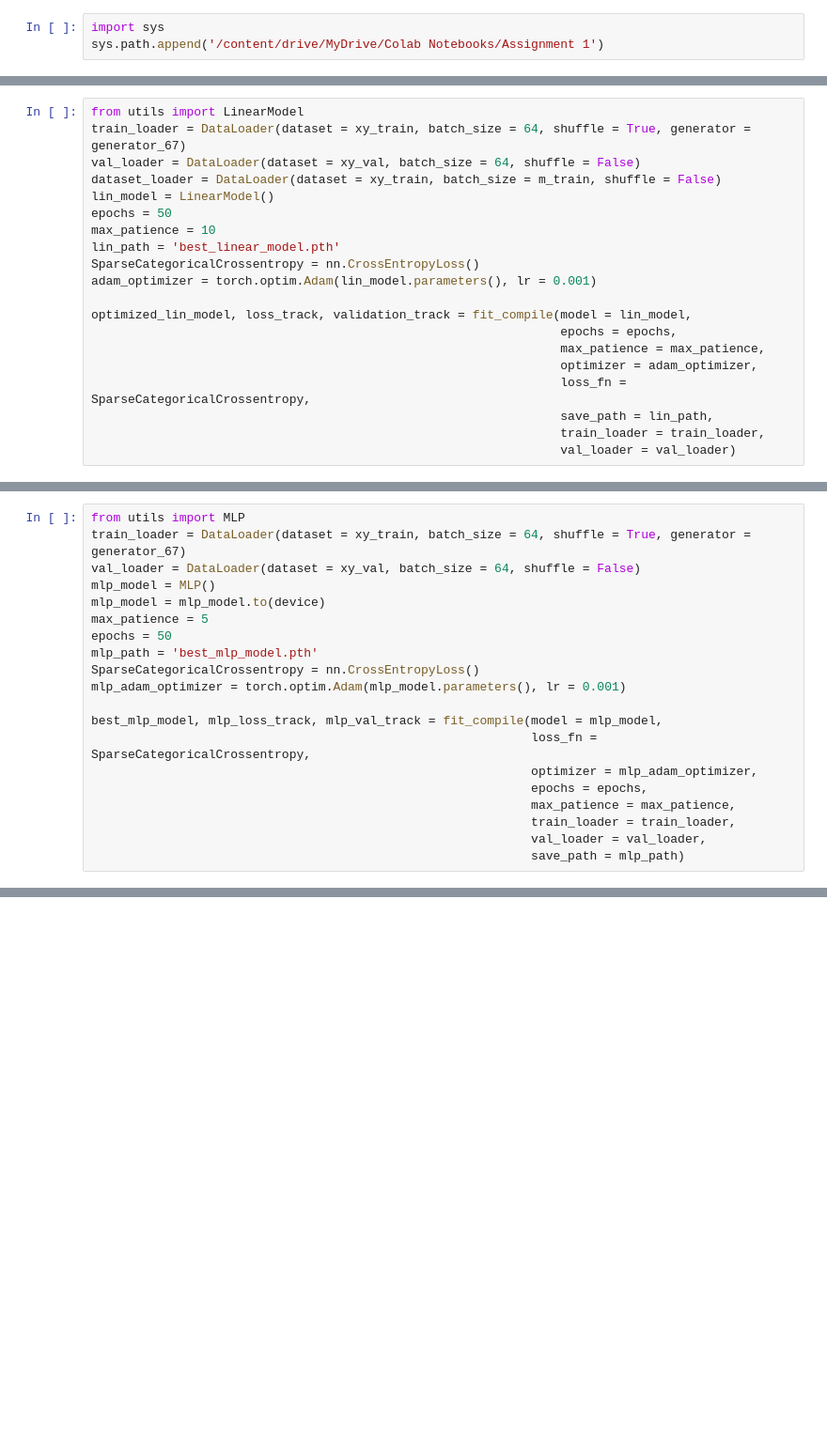
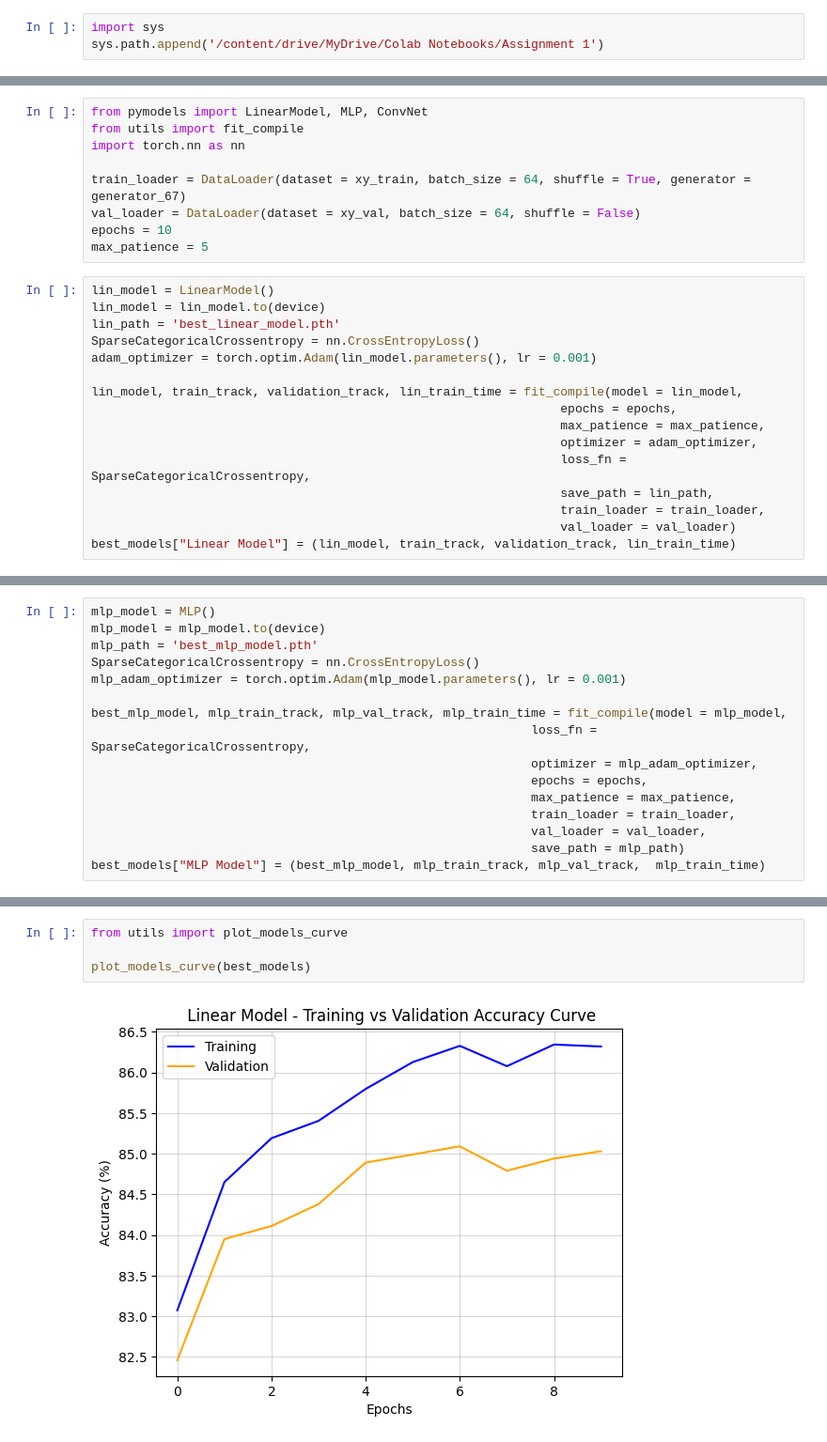
Before and after one commit to TVTruong777/DL261-Assignment, a Jupyter notebook: assignment1.ipynb, the cells around one changed output, grey strips where cells are left out. Shown at 94% size. Saved outputs shown, nothing was run; the diff lists cells and outputs as text; blank space fills up the shorter version.

```diff
--- a/assignment1.ipynb
+++ b/assignment1.ipynb
@@ -109,16 +55,20 @@ def fit_compile(model, loss_fn, optimizer, epochs, max_patience, train_loader, v
+# %%
+from pymodels import LinearModel, MLP, ConvNet
+from utils import fit_compile
+import torch.nn as nn
+
+train_loader = DataLoader(dataset = xy_train, batch_size = 64, shuffle = True, generator = generator_67)
+val_loader = DataLoader(dataset = xy_val, batch_size = 64, shuffle = False)
+epochs = 10
+max_patience = 5
 # %%
-from utils import LinearModel
-train_loader = DataLoader(dataset = xy_train, batch_size = 64, shuffle = True, generator = generator_67)
-val_loader = DataLoader(dataset = xy_val, batch_size = 64, shuffle = False)
-dataset_loader = DataLoader(dataset = xy_train, batch_size = m_train, shuffle = False)
 lin_model = LinearModel()
-epochs = 50
-max_patience = 10
+lin_model = lin_model.to(device)
 lin_path = 'best_linear_model.pth'
 SparseCategoricalCrossentropy = nn.CrossEntropyLoss()
 adam_optimizer = torch.optim.Adam(lin_model.parameters(), lr = 0.001)
 
-optimized_lin_model, loss_track, validation_track = fit_compile(model = lin_model,
+lin_model, train_track, validation_track, lin_train_time = fit_compile(model = lin_model,
                                                                 epochs = epochs,
                                                                 max_patience = max_patience,
                                                                 optimizer = adam_optimizer,
@@ -126,3 +76,4 @@ optimized_lin_model, loss_track, validation_track = fit_compile(model = lin_mode
                                                                 save_path = lin_path,
                                                                 train_loader = train_loader,
                                                                 val_loader = val_loader)
+best_models["Linear Model"] = (lin_model, train_track, validation_track, lin_train_time)
@@ -129,16 +98,11 @@ optimized_lin_model, loss_track, validation_track = fit_compile(model = lin_mode
 # %%
-from utils import MLP
-train_loader = DataLoader(dataset = xy_train, batch_size = 64, shuffle = True, generator = generator_67)
-val_loader = DataLoader(dataset = xy_val, batch_size = 64, shuffle = False)
 mlp_model = MLP()
 mlp_model = mlp_model.to(device)
-max_patience = 5
-epochs = 50
 mlp_path = 'best_mlp_model.pth'
 SparseCategoricalCrossentropy = nn.CrossEntropyLoss()
 mlp_adam_optimizer = torch.optim.Adam(mlp_model.parameters(), lr = 0.001)
 
-best_mlp_model, mlp_loss_track, mlp_val_track = fit_compile(model = mlp_model,
+best_mlp_model, mlp_train_track, mlp_val_track, mlp_train_time = fit_compile(model = mlp_model,
                                                             loss_fn = SparseCategoricalCrossentropy,
                                                             optimizer = mlp_adam_optimizer,
                                                             epochs = epochs,
@@ -146,3 +110,4 @@ best_mlp_model, mlp_loss_track, mlp_val_track = fit_compile(model = mlp_model,
                                                             train_loader = train_loader,
                                                             val_loader = val_loader,
                                                             save_path = mlp_path)
+best_models["MLP Model"] = (best_mlp_model, mlp_train_track, mlp_val_track,  mlp_train_time)
@@ -236,0 +228,6 @@ weighted avg     0.9138    0.9131    0.9130     10000
+# %%
+from utils import plot_models_curve
+
+plot_models_curve(best_models)
+# %% [output]
+[figure, added]
```
Also changed, not shown: parts of 11 cells of this notebook.
